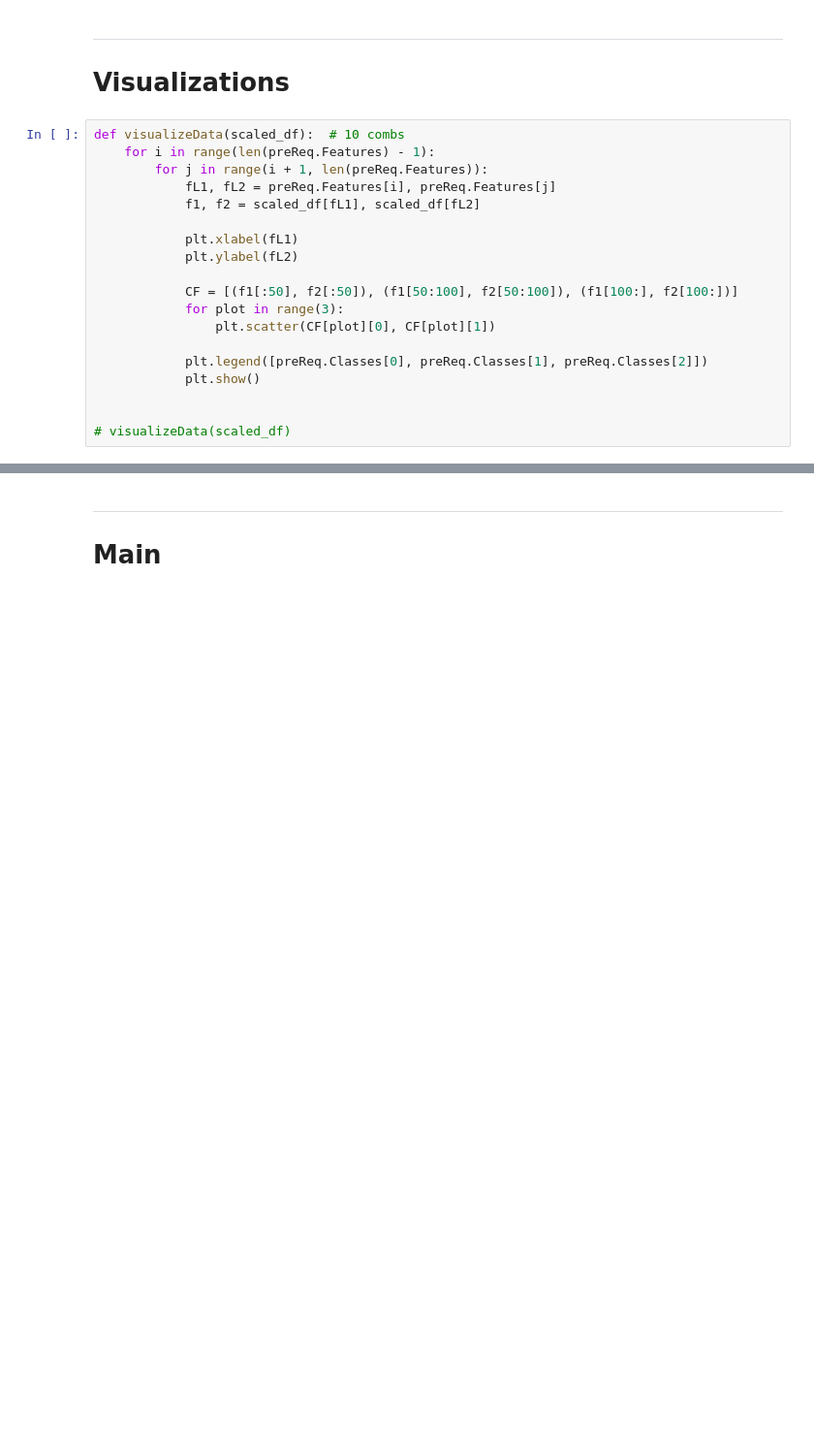
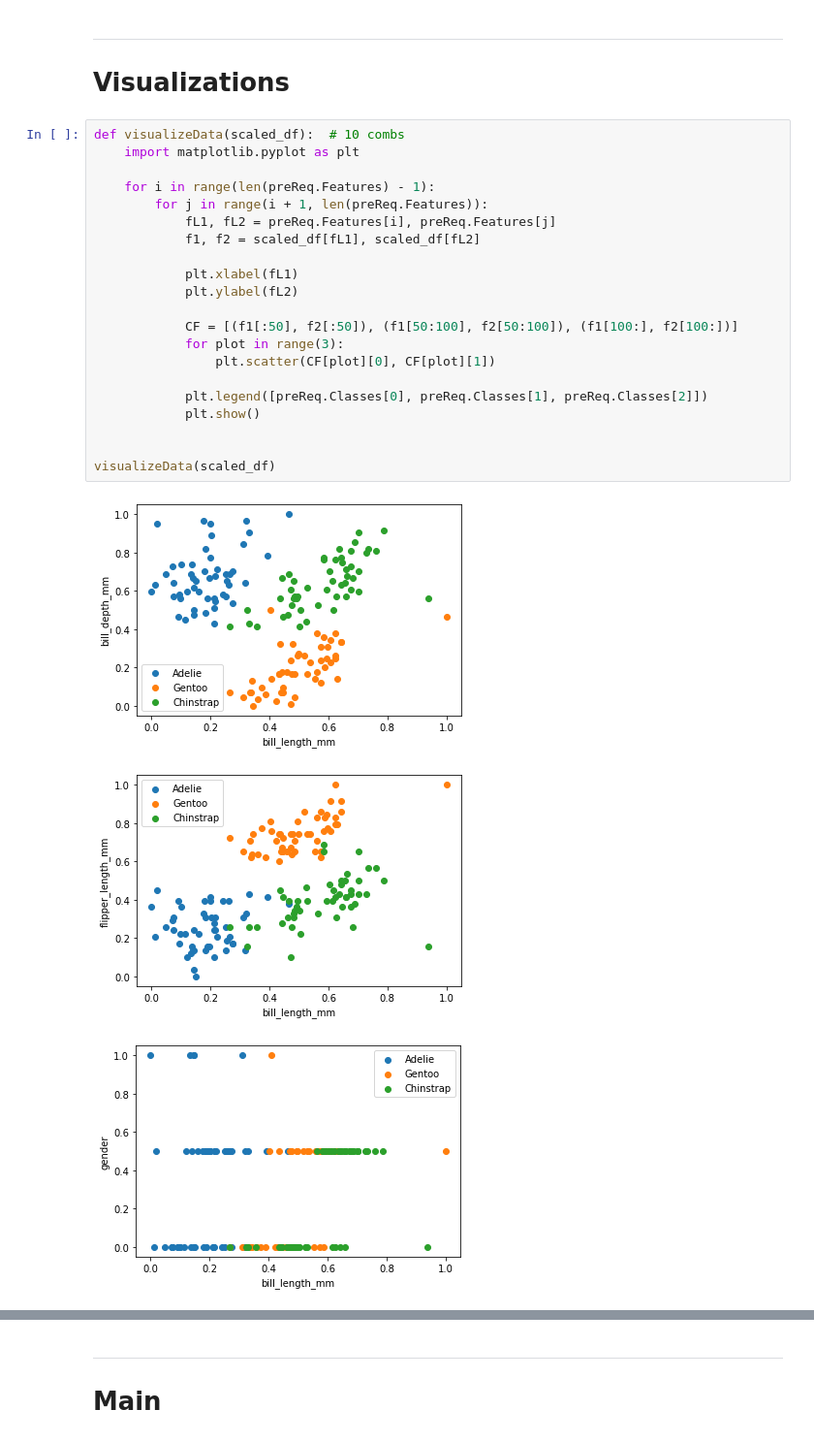
Before and after one commit to AhmedNasser1601/Penguins-Classifier, a Jupyter notebook: Model.ipynb, the cells around one changed output, grey strips where cells are left out. Shown at 97% size. Saved outputs shown, nothing was run; the diff lists cells and outputs as text; blank space fills up the shorter version.

```diff
--- a/Model.ipynb
+++ b/Model.ipynb
@@ -24,20 +24,26 @@ bias = np.random.randn() if preReq.INarr[6] else 0
 # Visualizations
 # %%
 def visualizeData(scaled_df):  # 10 combs
+    import matplotlib.pyplot as plt
+
     for i in range(len(preReq.Features) - 1):
         for j in range(i + 1, len(preReq.Features)):
             fL1, fL2 = preReq.Features[i], preReq.Features[j]
             f1, f2 = scaled_df[fL1], scaled_df[fL2]
 
             plt.xlabel(fL1)
             plt.ylabel(fL2)
 
             CF = [(f1[:50], f2[:50]), (f1[50:100], f2[50:100]), (f1[100:], f2[100:])]
             for plot in range(3):
                 plt.scatter(CF[plot][0], CF[plot][1])
 
             plt.legend([preReq.Classes[0], preReq.Classes[1], preReq.Classes[2]])
             plt.show()
 
 
-# visualizeData(scaled_df)
+visualizeData(scaled_df)
+# %% [output]
+[figure, added]
+[figure, added]
+[figure, added]
```
Also changed, not shown: parts of 2 cells of this notebook, 1 other file.
